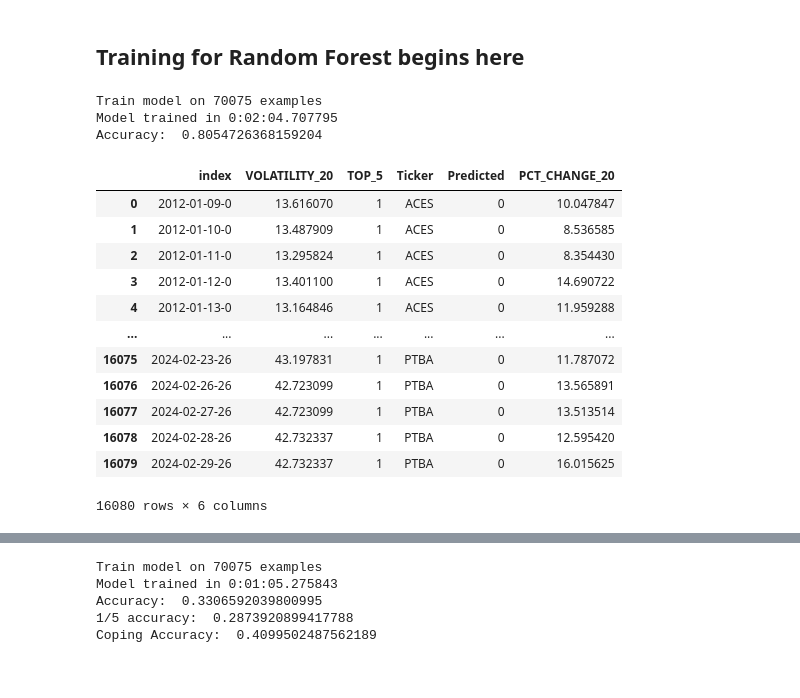
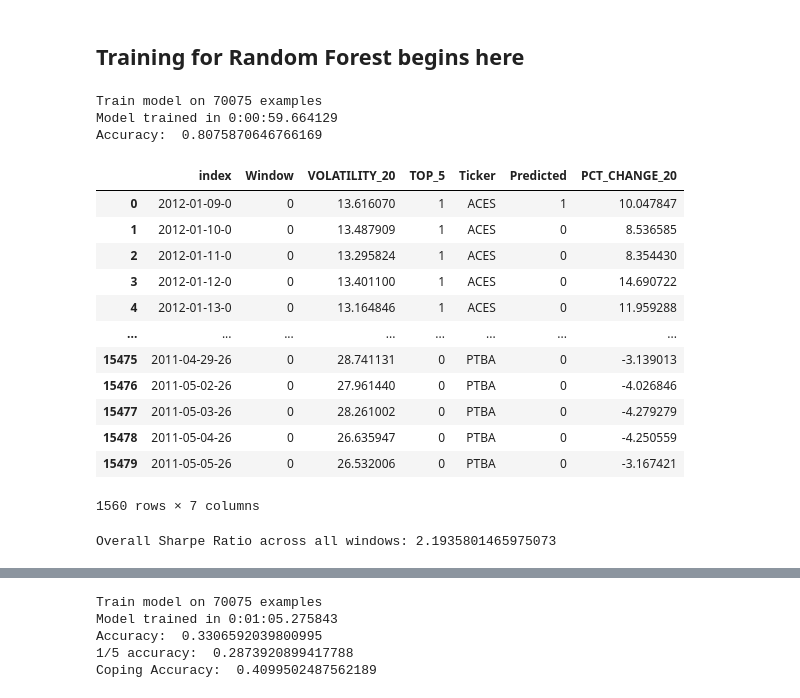
Before and after one commit to osamkabinladna/tradingstrats, a Jupyter notebook: random_forest/train_rf.ipynb, the cells around one changed output, grey strips where cells are left out. Drawn from its saved outputs; the diff is of its cells as text; code cells hidden in the pictures.

Commit message:
Strategy is working with a sharpe ratio of 2.17

```diff
--- a/random_forest/train_rf.ipynb
+++ b/random_forest/train_rf.ipynb
@@ -34,7 +20,7 @@ label = 'TOP_5'
 
 learner = (ydf.RandomForestLearner(task=ydf.Task.CLASSIFICATION,
                                         label='TOP_5',
-                                        max_depth = 25,
+                                        max_depth = 30,
                                         # growing_strategy='BEST_FIRST_GLOBAL',
                                         num_trees=1000).train(train_data))
 
@@ -62,28 +48,64 @@ total_accuracy = np.mean(true_classes == predicted_classes)
 print("Accuracy: ", total_accuracy)
 # %% [output]
 Train model on 70075 examples
-Model trained in 0:02:04.707795
-Accuracy:  0.8054726368159204
+Model trained in 0:00:59.664129
+Accuracy:  0.8075870646766169
 # %%
 valid_data['Predicted'] = preds['Predicted']
 # %%
-crossval_data = valid_data.loc[:, ["index", "VOLATILITY_20", 'TOP_5', 'Ticker', 'Predicted', "PCT_CHANGE_20"]]
+crossval_data = valid_data.loc[:, ["index", "Window", "VOLATILITY_20", 'TOP_5', 'Ticker', 'Predicted', "PCT_CHANGE_20"]]
 # %%
-crossval_data
+crossval_data.loc[crossval_data["Window"] == 0]
 # %% [output]
-|  | index | VOLATILITY_20 | TOP_5 | Ticker | Predicted | PCT_CHANGE_20 |
-| 0 | 2012-01-09-0 | 13.616070 | 1 | ACES | 0 | 10.047847 |
-| 1 | 2012-01-10-0 | 13.487909 | 1 | ACES | 0 | 8.536585 |
-| 2 | 2012-01-11-0 | 13.295824 | 1 | ACES | 0 | 8.354430 |
-| 3 | 2012-01-12-0 | 13.401100 | 1 | ACES | 0 | 14.690722 |
-| 4 | 2012-01-13-0 | 13.164846 | 1 | ACES | 0 | 11.959288 |
-| ... | ... | ... | ... | ... | ... | ... |
-| 16075 | 2024-02-23-26 | 43.197831 | 1 | PTBA | 0 | 11.787072 |
-| 16076 | 2024-02-26-26 | 42.723099 | 1 | PTBA | 0 | 13.565891 |
-| 16077 | 2024-02-27-26 | 42.723099 | 1 | PTBA | 0 | 13.513514 |
-| 16078 | 2024-02-28-26 | 42.732337 | 1 | PTBA | 0 | 12.595420 |
-| 16079 | 2024-02-29-26 | 42.732337 | 1 | PTBA | 0 | 16.015625 |
+|  | index | Window | VOLATILITY_20 | TOP_5 | Ticker | Predicted | PCT_CHANGE_20 |
+| 0 | 2012-01-09-0 | 0 | 13.616070 | 1 | ACES | 1 | 10.047847 |
+| 1 | 2012-01-10-0 | 0 | 13.487909 | 1 | ACES | 0 | 8.536585 |
+| 2 | 2012-01-11-0 | 0 | 13.295824 | 1 | ACES | 0 | 8.354430 |
+| 3 | 2012-01-12-0 | 0 | 13.401100 | 1 | ACES | 0 | 14.690722 |
+| 4 | 2012-01-13-0 | 0 | 13.164846 | 1 | ACES | 0 | 11.959288 |
+| ... | ... | ... | ... | ... | ... | ... | ... |
+| 15475 | 2011-04-29-26 | 0 | 28.741131 | 0 | PTBA | 0 | -3.139013 |
+| 15476 | 2011-05-02-26 | 0 | 27.961440 | 0 | PTBA | 0 | -4.026846 |
+| 15477 | 2011-05-03-26 | 0 | 28.261002 | 0 | PTBA | 0 | -4.279279 |
+| 15478 | 2011-05-04-26 | 0 | 26.635947 | 0 | PTBA | 0 | -4.250559 |
+| 15479 | 2011-05-05-26 | 0 | 26.532006 | 0 | PTBA | 0 | -3.167421 |
-16080 rows × 6 columns
+1560 rows × 7 columns
+# %%
+import pandas as pd
+
+# Initialize an empty list to store the returns
+all_returns = []
+
+# Loop through each window in the DataFrame
+for window in crossval_data['Window'].unique():
+    # Filter for the current window
+    window_df = crossval_data.loc[crossval_data['Window'] == window]
+
+    # Select stocks that are predicted to be in the top 5th quintile
+    predicted_top_5 = window_df[window_df['Predicted'] == 1]
+
+    # If there are predicted stocks, calculate the mean return
+    if not predicted_top_5.empty:
+        # Calculate the portfolio return as the average of the returns for the selected stocks
+        portfolio_return = predicted_top_5['PCT_CHANGE_20'].mean()
+        all_returns.append(portfolio_return)
+
+# Convert the list of returns into a pandas Series
+all_returns_series = pd.Series(all_returns)
+
+# Adjust the risk-free rate for the 20-day period
+annual_risk_free_rate = 0.06  # Annual risk-free rate of 7%
+risk_free_rate_20_day = (1 + annual_risk_free_rate)**(20/252) - 1  # Adjusting to 20 trading days
+
+# Calculate the overall Sharpe Ratio
+excess_returns = all_returns_series - risk_free_rate_20_day
+overall_sharpe_ratio\
+    = excess_returns.mean() / excess_returns.std()
+
+# Output the overall Sharpe Ratio
+print(f"Overall Sharpe Ratio across all windows: {overall_sharpe_ratio}")
+# %% [output]
+Overall Sharpe Ratio across all windows: 2.1935801465975073
 # %%
 variable_importance = learner.variable_importances()['SUM_SCORE']
 
```
Also changed, not shown: parts of 2 cells of this notebook, 1 other file.
